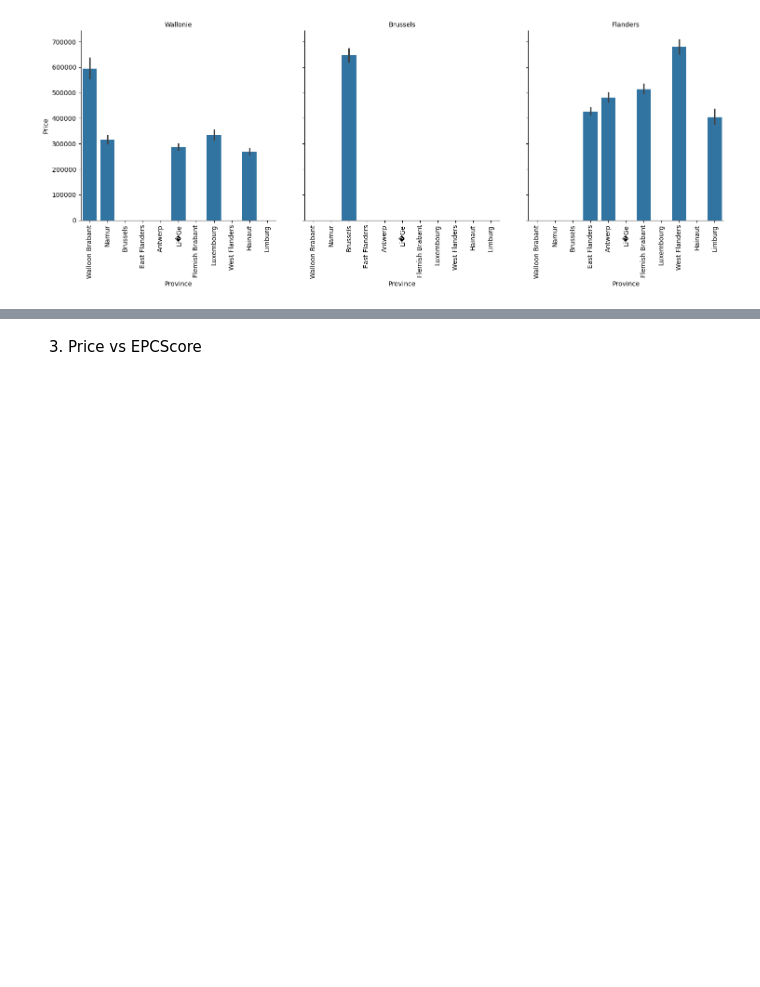
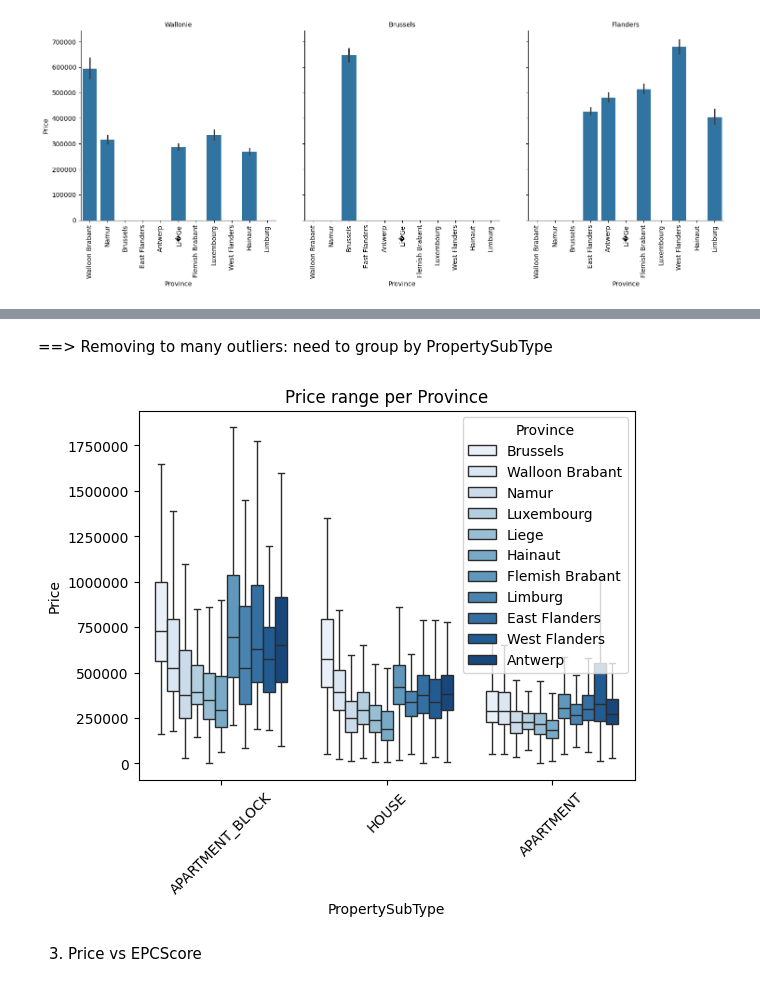
Before and after one commit to gnadela/immoeliza-analysis, a Jupyter notebook: analysis/Notebook_caro.ipynb, the cells around one changed output, grey strips where cells are left out. Cells and saved outputs as stored; diff of their text form; code cells hidden in the pictures; blank space fills up the shorter version.

```diff
--- a/analysis/Notebook_caro.ipynb
+++ b/analysis/Notebook_caro.ipynb
@@ -249,3 +251,18 @@ plt.show()
+# %% [markdown]
+==> Removing to many outliers: need to group by PropertySubType
+# %%
+#sns.boxplot(x='Province', y='Price', data=data, showfliers=False)
+#data.groupby['','Privince', 'Price']
+#data only for houses and apartment
+filtered_data = data[data['PropertySubType'].isin(['HOUSE', 'APARTMENT', 'APARTMENT_BLOCK'])]
+
+sns.boxplot(x='PropertySubType', y='Price', hue='Province', data=filtered_data, showfliers=False, palette="Blues")
+plt.xticks(rotation=45)
+plt.title('Price range per Province')
+plt.ticklabel_format(style='plain', axis= 'y')
+plt.show()
+# %% [output]
+[figure, added]
 # %% [markdown]
 3. Price vs EPCScore
 # %% [markdown]
```
Also changed, not shown: parts of 23 cells of this notebook, 1 other file.
